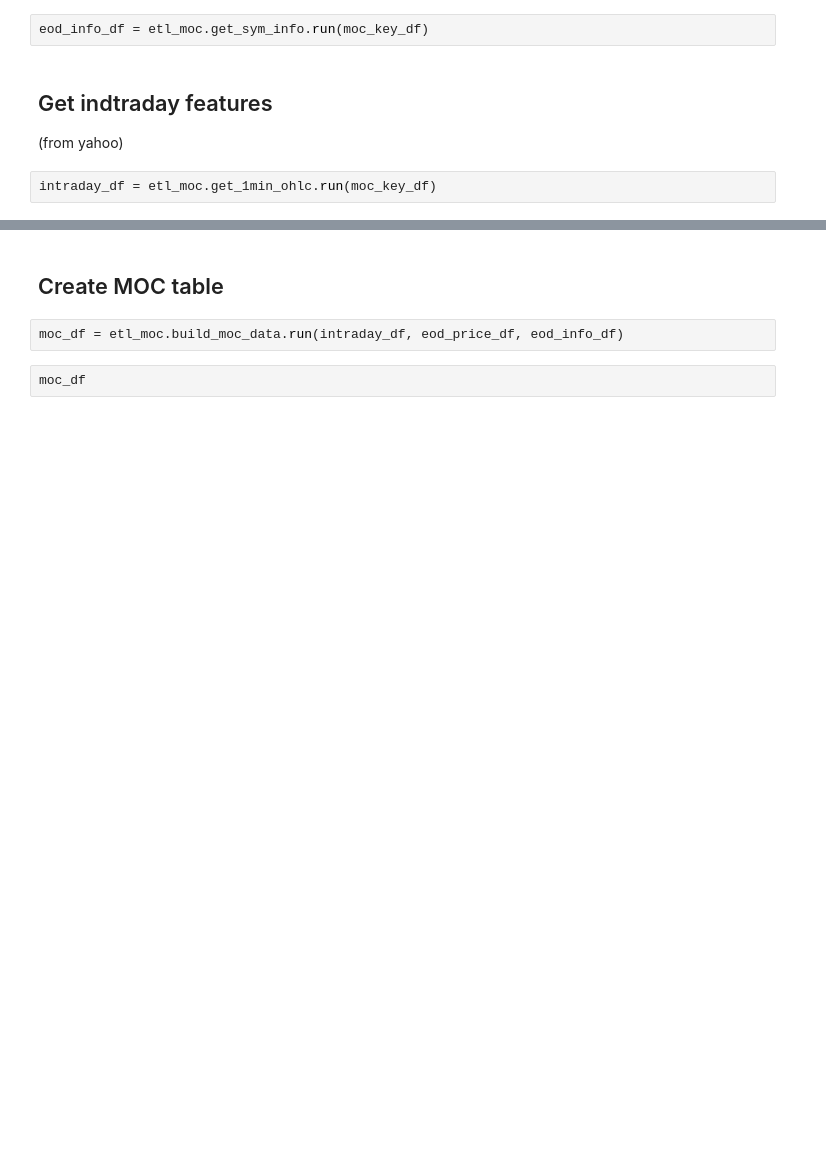
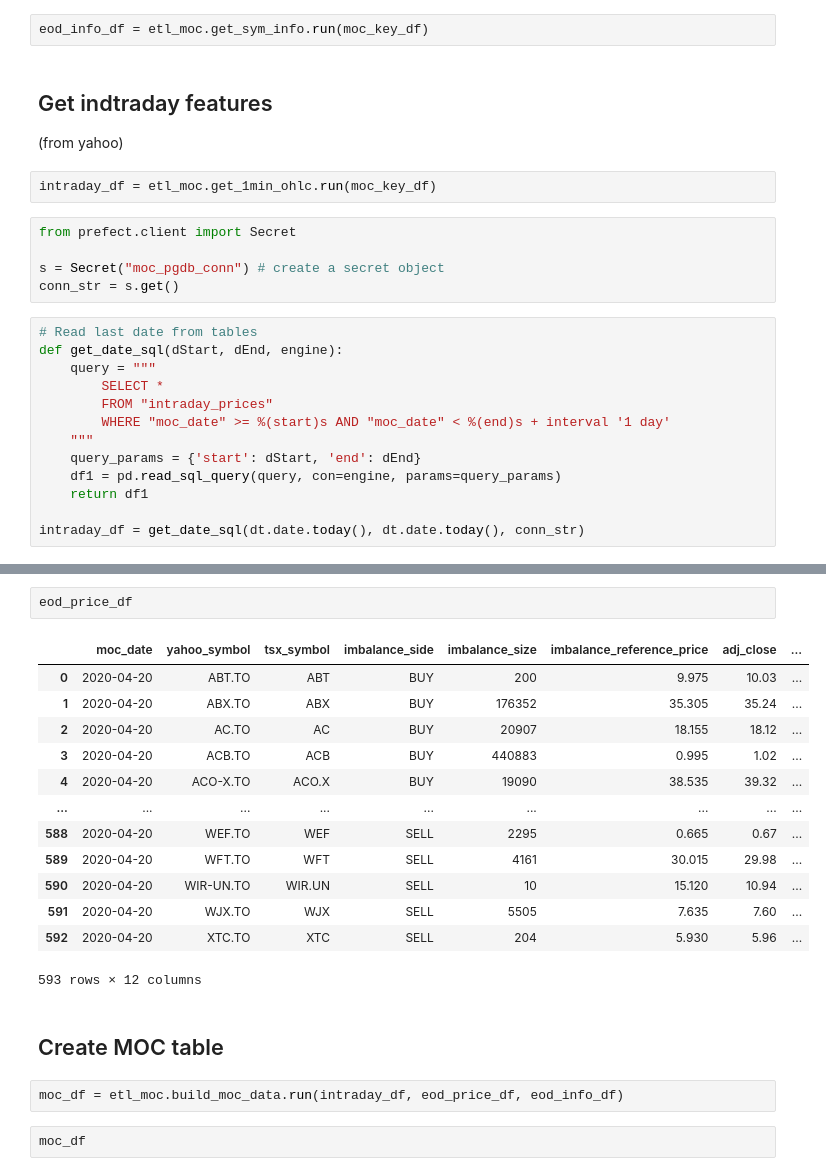
Before and after one commit to gryBox/prefect_guide, a Jupyter notebook: MOC_to_DB.ipynb, the cells around one changed output, grey strips where cells are left out. Cells and saved outputs as stored; diff of their text form; blank space fills up the shorter version.

Commit message:
added secret task

```diff
--- a/MOC_to_DB.ipynb
+++ b/MOC_to_DB.ipynb
@@ -111,3 +105,21 @@ eod_info_df = etl_moc.get_sym_info.run(moc_key_df)
 (from yahoo)
 # %%
 intraday_df = etl_moc.get_1min_ohlc.run(moc_key_df)
+# %%
+from prefect.client import Secret
+
+s = Secret("moc_pgdb_conn") # create a secret object
+conn_str = s.get()
+# %%
+# Read last date from tables
+def get_date_sql(dStart, dEnd, engine):
+    query = """
+        SELECT *
+        FROM "intraday_prices"
+        WHERE "moc_date" >= %(start)s AND "moc_date" < %(end)s + interval '1 day'
+    """
+    query_params = {'start': dStart, 'end': dEnd}
+    df1 = pd.read_sql_query(query, con=engine, params=query_params)
+    return df1
+
+intraday_df = get_date_sql(dt.date.today(), dt.date.today(), conn_str)
@@ -114,3 +144,19 @@ intraday_df = etl_moc.get_1min_ohlc.run(moc_key_df)
+# %%
+eod_price_df
+# %% [output]
+|  | moc_date | yahoo_symbol | tsx_symbol | imbalance_side | imbalance_size | imbalance_reference_price | adj_close | ... |
+| 0 | 2020-04-20 | ABT.TO | ABT | BUY | 200 | 9.975 | 10.03 | ... |
+| 1 | 2020-04-20 | ABX.TO | ABX | BUY | 176352 | 35.305 | 35.24 | ... |
+| 2 | 2020-04-20 | AC.TO | AC | BUY | 20907 | 18.155 | 18.12 | ... |
+| 3 | 2020-04-20 | ACB.TO | ACB | BUY | 440883 | 0.995 | 1.02 | ... |
+| 4 | 2020-04-20 | ACO-X.TO | ACO.X | BUY | 19090 | 38.535 | 39.32 | ... |
+| ... | ... | ... | ... | ... | ... | ... | ... | ... |
+| 588 | 2020-04-20 | WEF.TO | WEF | SELL | 2295 | 0.665 | 0.67 | ... |
+| 589 | 2020-04-20 | WFT.TO | WFT | SELL | 4161 | 30.015 | 29.98 | ... |
+| 590 | 2020-04-20 | WIR-UN.TO | WIR.UN | SELL | 10 | 15.120 | 10.94 | ... |
+| 591 | 2020-04-20 | WJX.TO | WJX | SELL | 5505 | 7.635 | 7.60 | ... |
+| 592 | 2020-04-20 | XTC.TO | XTC | SELL | 204 | 5.930 | 5.96 | ... |
+593 rows × 12 columns
 # %% [markdown]
 ## Create MOC table
 # %%
```
Also changed, not shown: parts of 7 cells of this notebook, 2 other files.
